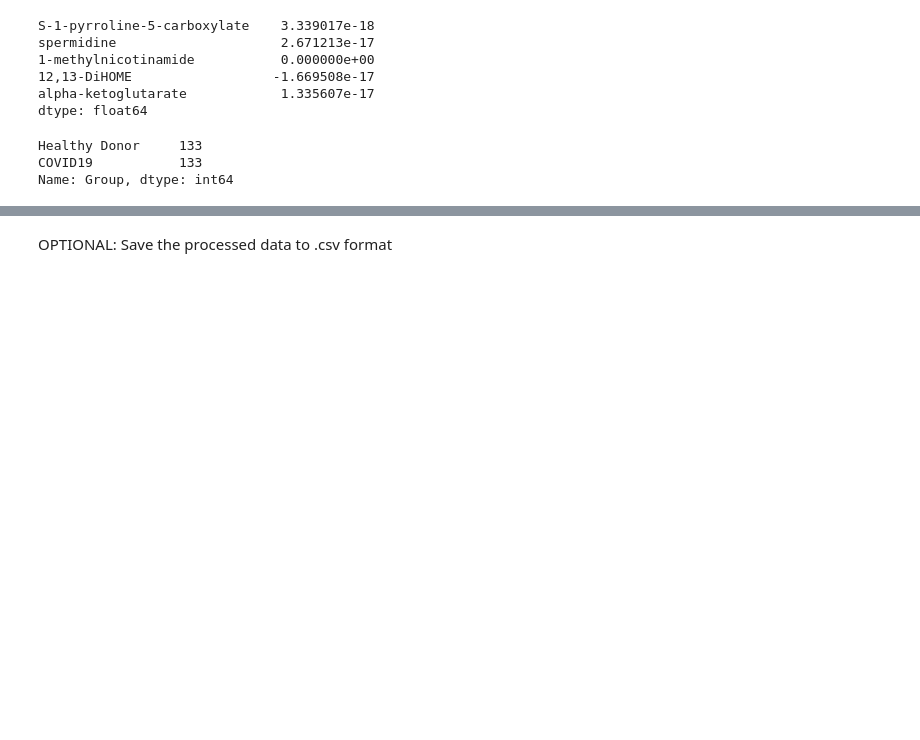
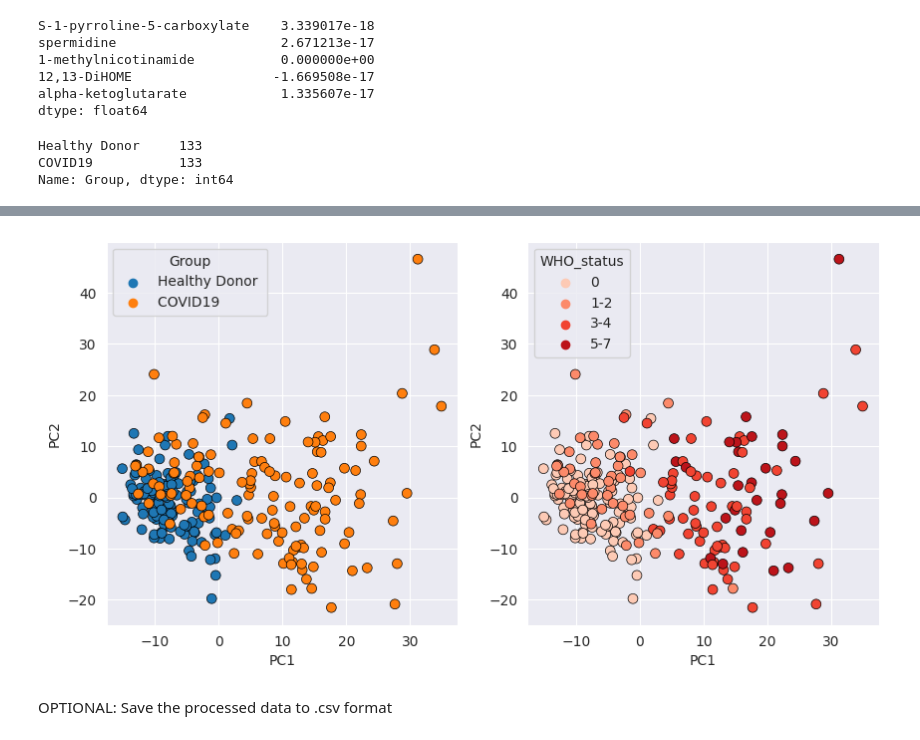
Before and after one commit to cwieder/SymbNET_tutorial, a Jupyter notebook: SymbNET_Pathway_Analysis_tutorial.ipynb, the cells around one changed output, grey strips where cells are left out. Saved outputs shown, nothing was run; the diff lists cells and outputs as text; code cells hidden in the pictures; blank space fills up the shorter version.

```diff
--- a/SymbNET_Pathway_Analysis_tutorial.ipynb
+++ b/SymbNET_Pathway_Analysis_tutorial.ipynb
@@ -120,3 +139,35 @@ Name: Group, dtype: int64
+# %%
+sns.set_style('darkgrid')
+fig, (ax1, ax2) = plt.subplots(1, 2, figsize=(10, 5))
+
+sns.scatterplot(
+    data=PCA_scores,
+    x='PC1',
+    y='PC2',
+    hue='Group',
+    linewidth=0.5,
+    edgecolor='k',
+    s=50,
+    # palette='Reds',
+    # hue_order=['0', '1-2', '3-4', '5-7'],
+    ax=ax1
+)
+
+sns.scatterplot(
+    data=PCA_scores,
+    x='PC1',
+    y='PC2',
+    hue='WHO_status',
+    linewidth=0.5,
+    edgecolor='k',
+    s=50,
+    palette='Reds',
+    hue_order=['0', '1-2', '3-4', '5-7'],
+    ax=ax2
+)
+plt.show()
+# %% [output]
+[figure, added]
 # %% [markdown]
 OPTIONAL: Save the processed data to .csv format
 # %%
```
Also changed, not shown: parts of 16 cells of this notebook.
